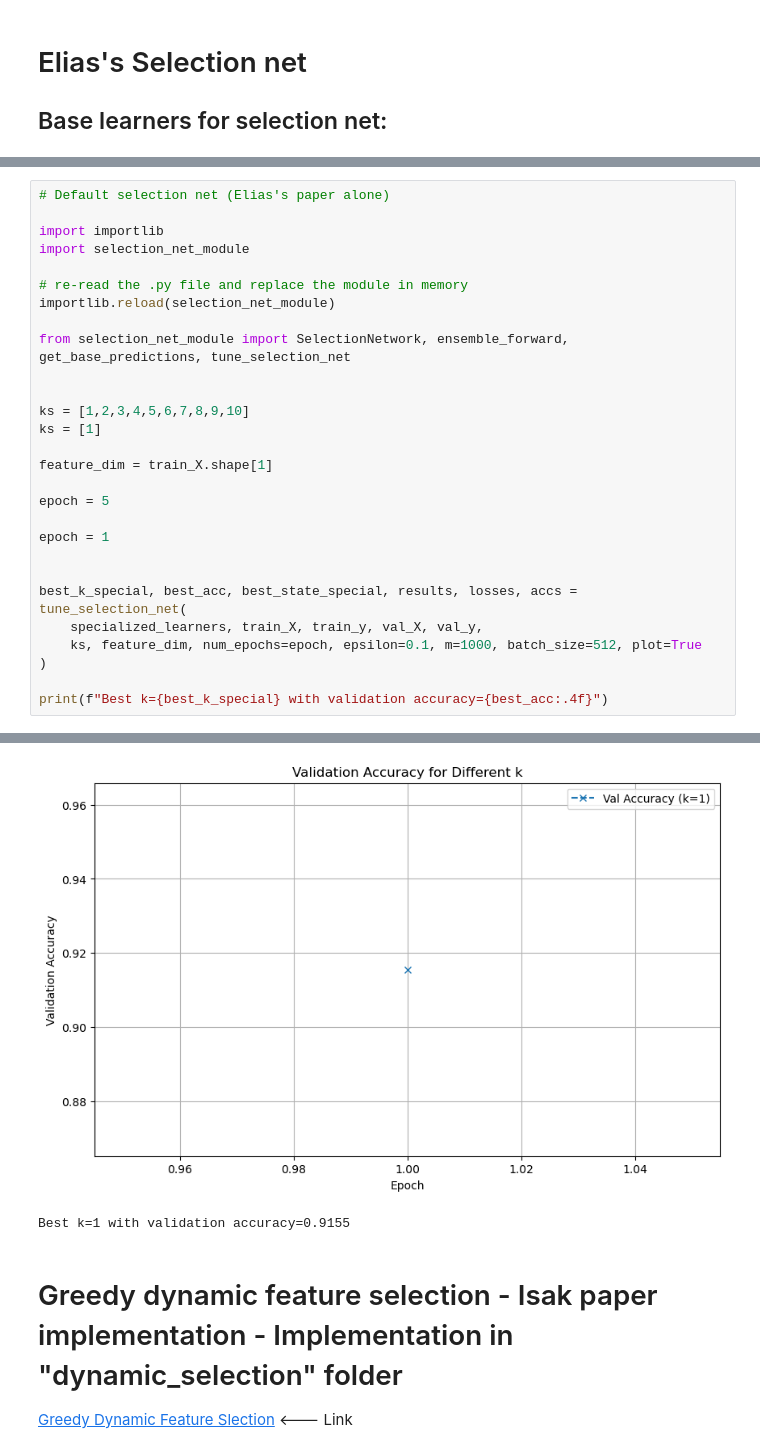
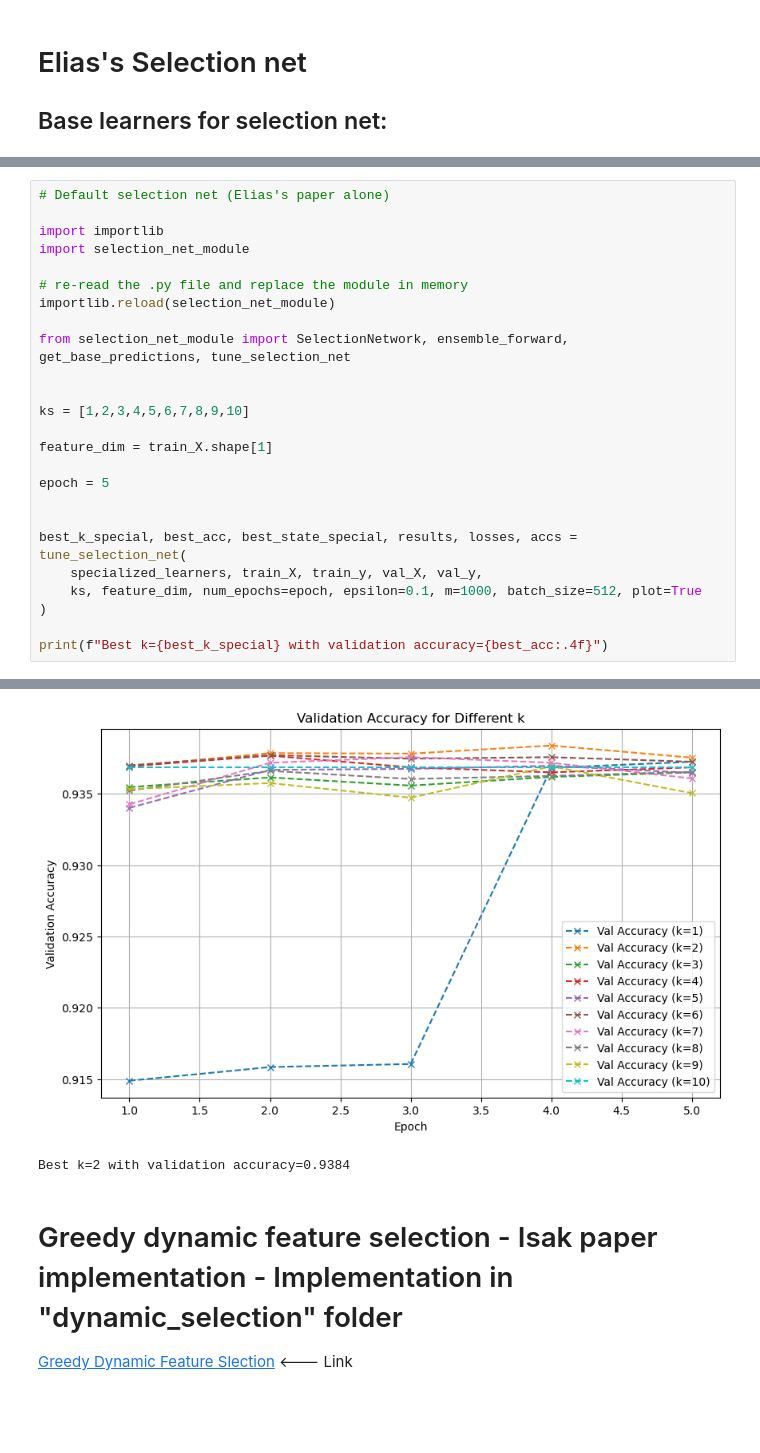
Before and after one commit to Brorby/Competition-Exploring-Mental-Health-Data, a Jupyter notebook: main.ipynb, the cells around one changed output, grey strips where cells are left out. Drawn from its saved outputs; the diff is of its cells as text; blank space fills up the shorter version.

```diff
--- a/main.ipynb
+++ b/main.ipynb
@@ -1313,13 +1313,10 @@ from selection_net_module import SelectionNetwork, ensemble_forward, get_base_pr
 
 
 ks = [1,2,3,4,5,6,7,8,9,10]
-ks = [1]
 
 feature_dim = train_X.shape[1]
 
 epoch = 5
-
-epoch = 1
 
 
 best_k_special, best_acc, best_state_special, results, losses, accs = tune_selection_net(
@@ -1336,5 +1347,5 @@ Epoch 1/1...
-[figure, old version]
+[figure, new version]
-Best k=1 with validation accuracy=0.9155
+Best k=2 with validation accuracy=0.9384
 # %% [markdown]
 # Greedy dynamic feature selection - Isak paper implementation - Implementation in "dynamic_selection" folder
 
```
Also changed, not shown: parts of 14 cells of this notebook.
